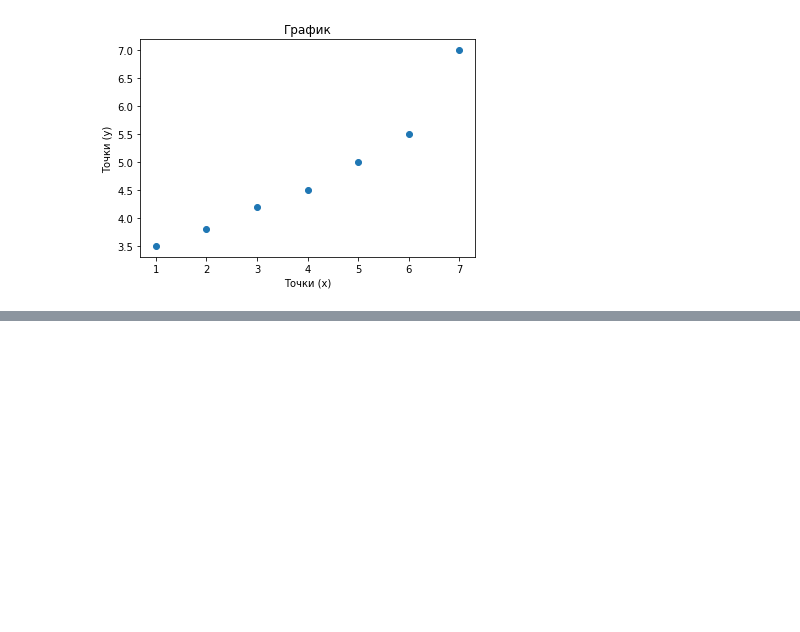
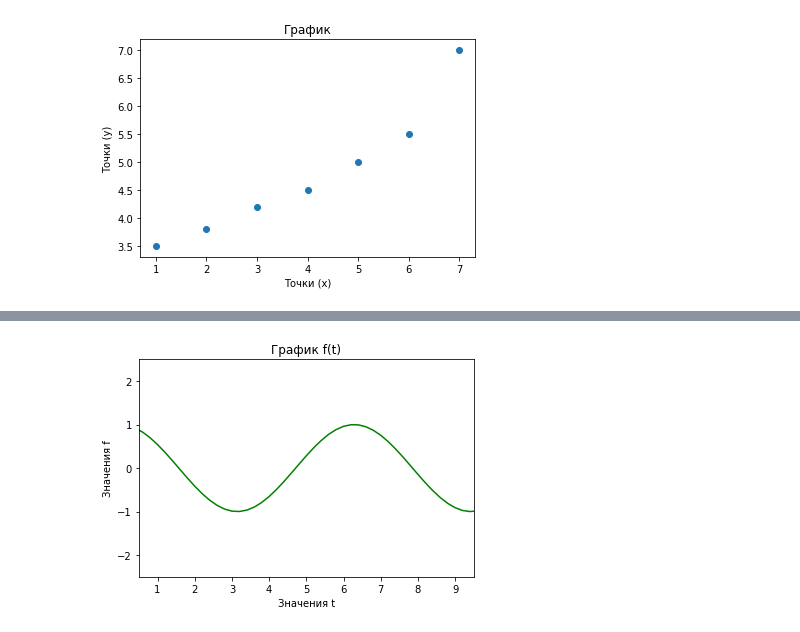
Before and after one commit to wematall/Python_libraries_for_data_science, a Jupyter notebook: Lesson_4_home_task/Домашние задания к уроку 4.ipynb, the cells around one changed output, grey strips where cells are left out. Cells and saved outputs as stored; diff of their text form; code cells hidden in the pictures; blank space fills up the shorter version.

```diff
--- a/Lesson_4_home_task/Домашние задания к уроку 4.ipynb
+++ b/Lesson_4_home_task/Домашние задания к уроку 4.ipynb
@@ -74,0 +97,6 @@ plt.show()
+# %%
+# С помощью функции linspace из библиотеки Numpy создайте массив t
+# из 51 числа от 0 до 10 включительно.
+
+t = np.linspace(0, 10, 51)
+print(t)
@@ -74,0 +108,4 @@ plt.show()
+# %%
+# Создайте массив Numpy под названием f, содержащий косинусы элементов массива t.
+f = np.cos(t)
+print(f)
@@ -74,0 +122,21 @@ plt.show()
+# %%
+# Постройте линейную диаграмму,
+# используя массив t для координат по горизонтали,а массив f - для координат по вертикали.
+# Линия графика должна быть зеленого цвета.
+# Выведите название диаграммы - 'График f(t)'.
+# Также добавьте названия
+# для горизонтальной оси - 'Значения t'
+# и для вертикальной - 'Значения f'.
+# Ограничьте график по оси x значениями 0.5 и 9.5, а по оси y - значениями -2.5 и 2.5.
+
+plt.plot(t, f, color = "green")
+
+plt.title("График f(t)")
+plt.xlabel("Значения t")
+plt.ylabel("Значения f")
+
+plt.axis([0.5, 9.5, -2.5, 2.5])
+
+plt.show()
+# %% [output]
+[figure, added]
```
Also changed, not shown: parts of 4 cells of this notebook.
